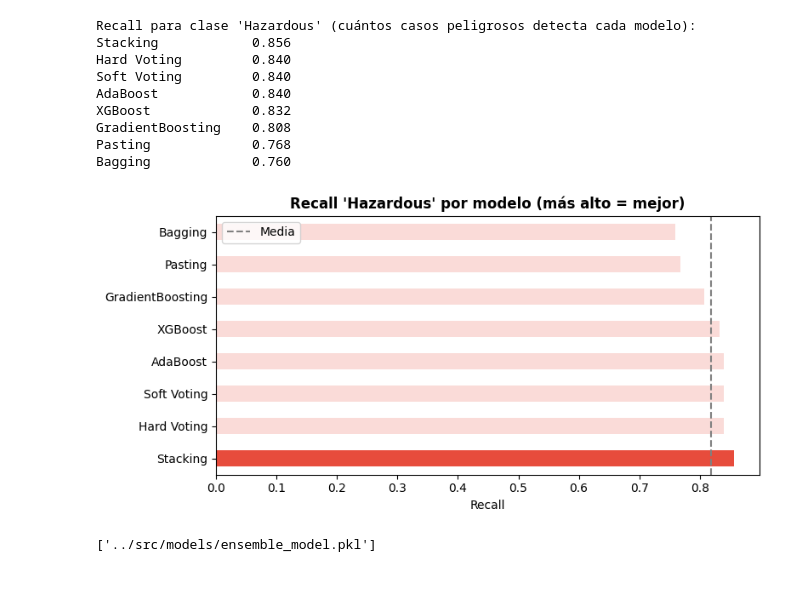
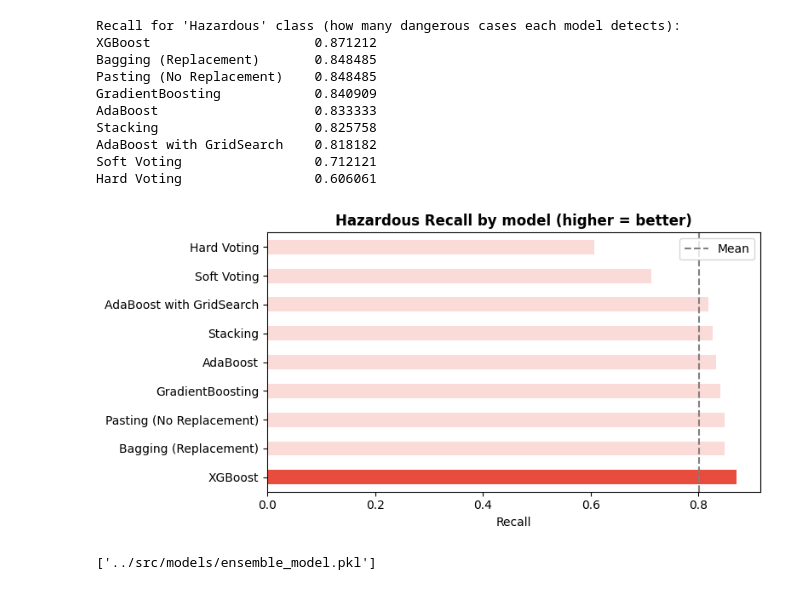
Before and after one commit to josuviteri/Atmo-Ensemble, a Jupyter notebook: notebooks/01_ensemble_learning.ipynb, the cells around one changed output. Drawn from its saved outputs; the diff is of its cells as text; code cells hidden in the pictures.

```diff
--- a/notebooks/01_ensemble_learning.ipynb
+++ b/notebooks/01_ensemble_learning.ipynb
@@ -354,14 +309,14 @@ stack_metrics = evaluate(stacking_clf, X_test_sc, y_test, 'Stacking')
 # %%
-# Unimos todos los dicts de métricas recogidos a lo largo del notebook
+# Gather all metrics
 all_metrics = [
-    hv_metrics, sv_metrics,
+    hard_metrics, soft_metrics,
     bag_metrics, past_metrics,
-    ada_metrics, gb_metrics,
-    xgb_metrics, stack_metrics
-]
+    ada_metrics, ada_grid_metrics,
+    gradientboost_metrics,
+    xgb_metrics, stack_metrics]
 
-results_df = pd.DataFrame(all_metrics).sort_values('Macro F1', ascending=False).reset_index(drop=True)
+results_df = pd.DataFrame(all_metrics).sort_values("Macro F1", ascending=False).reset_index(drop=True)
 
-# Tabla con todas las métricas
-print(results_df.to_string(index=False, float_format='{:.4f}'.format))
+# Metrics table
+print(results_df.to_string(index=False, float_format="{:.4f}".format))
 # %% [output]
@@ -443,45 +402,41 @@ weighted avg       0.96      0.96      0.96      1250
 # %%
-# ── Recall de clase 'Hazardous' en todos los modelos ──
-# En un problema de calidad del aire, no detectar un caso Hazardous es el peor error posible.
-# Queremos maximizar el Recall de esa clase.
+# Recall for the Hazardous class for all models
 
 from sklearn.metrics import recall_score
 
 hazardous_recall = {}
 for row in all_metrics:
-    name  = row['Modelo']
-    sc    = name in ['Hard Voting', 'Soft Voting', 'Stacking']
-    Xe    = X_test_sc if sc else X_test
+    name  = row["Technique"]
     model = model_map[name]
-    yp    = model.predict(Xe)
-    # recall por clase devuelve [Hazardous, Poor, Moderate, Good]
+    yp    = model.predict(X_test)
     recalls = recall_score(y_test, yp, average=None, labels=[0, 1, 2, 3])
-    hazardous_recall[name] = recalls[0]   # índice 0 = Hazardous
+    hazardous_recall[name] = recalls[0]   # index 0 is Hazardous
 
 haz_df = pd.Series(hazardous_recall).sort_values(ascending=False)
-print("Recall para clase 'Hazardous' (cuántos casos peligrosos detecta cada modelo):")
+print("Recall for 'Hazardous' class (how many dangerous cases each model detects):")
 print(haz_df.to_string())
 
 fig, ax = plt.subplots(figsize=(8, 4))
-bar_colors = ['#e74c3c' if v == haz_df.max() else '#fadbd8' for v in haz_df.values]
-haz_df.plot(kind='barh', ax=ax, color=bar_colors)
-ax.set_title("Recall 'Hazardous' por modelo (más alto = mejor)", fontweight='bold')
-ax.set_xlabel('Recall')
-ax.axvline(x=haz_df.mean(), linestyle='--', color='gray', label='Media')
+bar_colors = ["#e74c3c" if v == haz_df.max() else "#fadbd8" for v in haz_df.values]
+haz_df.plot(kind="barh", ax=ax, color=bar_colors)
+ax.set_title("Hazardous Recall by model (higher = better)", fontweight="bold")
+ax.set_xlabel("Recall")
+ax.axvline(x=haz_df.mean(), linestyle="--", color="gray", label="Mean")
 ax.legend()
 plt.tight_layout()
 plt.show()
 # %% [output]
-Recall para clase 'Hazardous' (cuántos casos peligrosos detecta cada modelo):
-Stacking            0.856
-Hard Voting         0.840
-Soft Voting         0.840
-AdaBoost            0.840
-XGBoost             0.832
-GradientBoosting    0.808
-Pasting             0.768
-Bagging             0.760
+Recall for 'Hazardous' class (how many dangerous cases each model detects):
+XGBoost                     0.871212
+Bagging (Replacement)       0.848485
+Pasting (No Replacement)    0.848485
+GradientBoosting            0.840909
+AdaBoost                    0.833333
+Stacking                    0.825758
+AdaBoost with GridSearch    0.818182
+Soft Voting                 0.712121
+Hard Voting                 0.606061
-[figure, old version]
+[figure, new version]
 # %%
 import joblib
 
```
Also changed, not shown: parts of 26 cells of this notebook, 1 other file.
